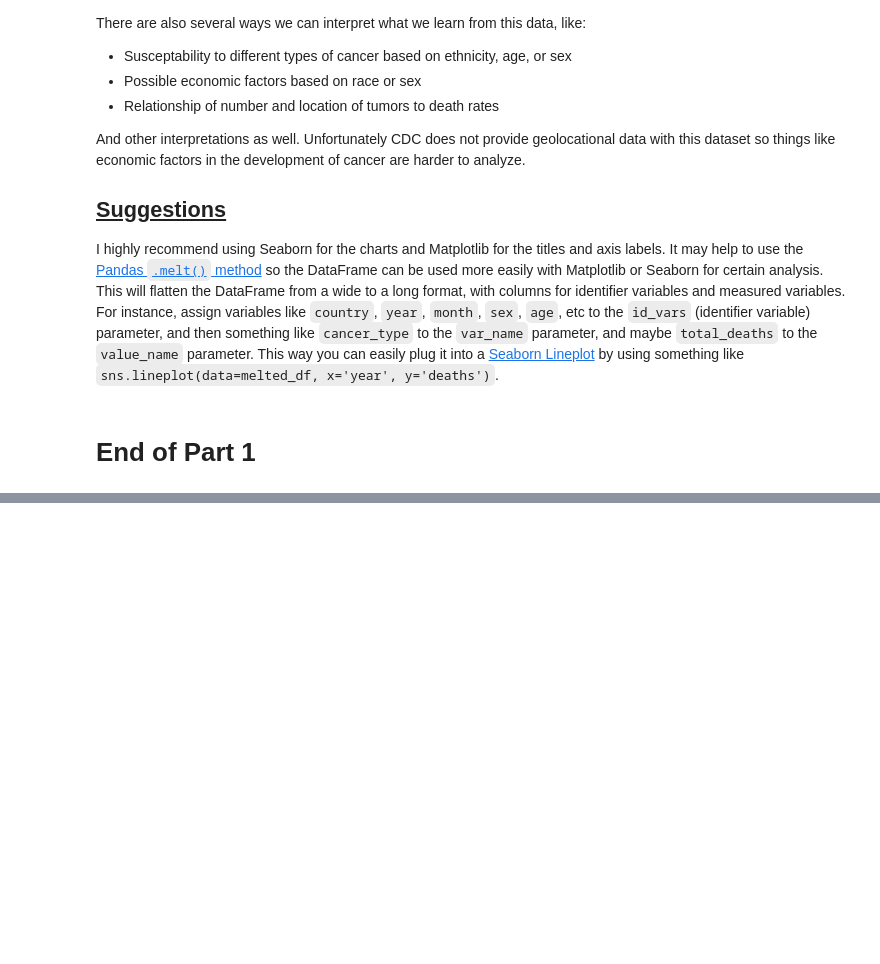
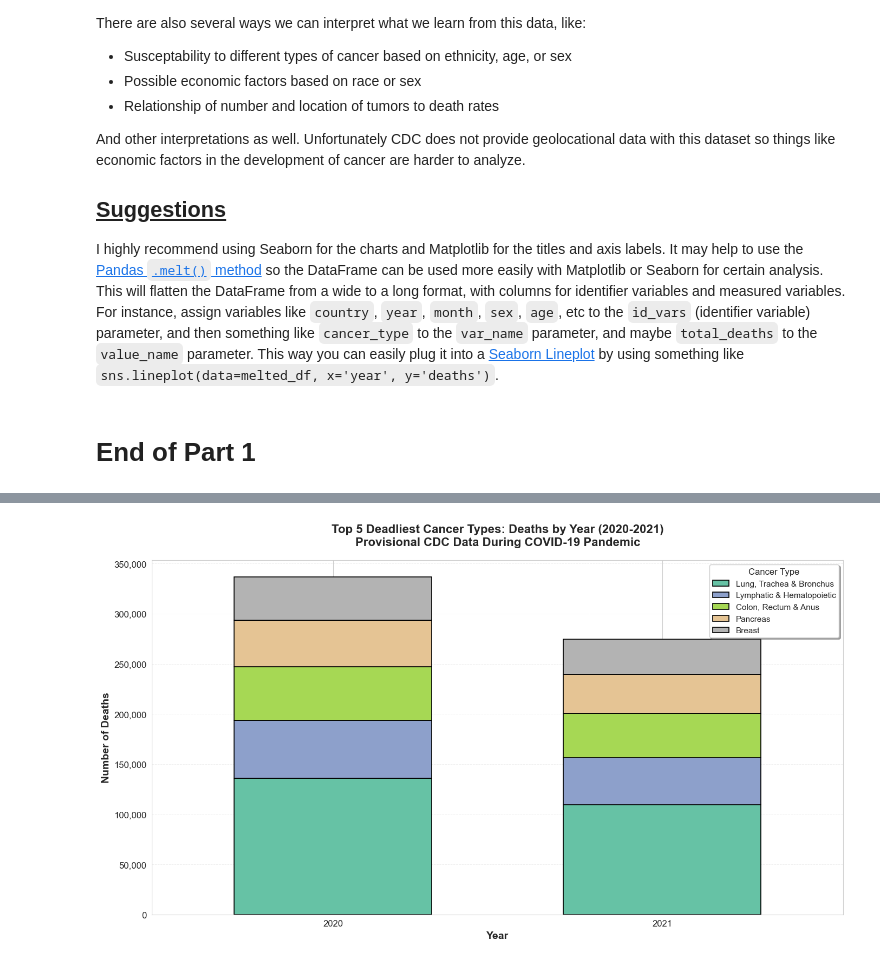
Before and after one commit to jwg11194/CSC221-Final-Project-Team-9, a Jupyter notebook: CSC221-jgillette-GroupProject.ipynb, the cells around one changed output, grey strips where cells are left out. Saved outputs shown, nothing was run; the diff lists cells and outputs as text; code cells hidden in the pictures; blank space fills up the shorter version.

Commit message:
Implement pilot and graph features

```diff
--- a/CSC221-jgillette-GroupProject.ipynb
+++ b/CSC221-jgillette-GroupProject.ipynb
@@ -275,0 +299,16 @@ I highly recommend using Seaborn for the charts and Matplotlib for the titles an
+# %%
+# Load the CSV file created in Part 1
+cancer_df = pd.read_csv("CSC221-webscrape-data.csv")
+
+# Convert date columns back to datetime
+cancer_df["start_date"] = pd.to_datetime(cancer_df["start_date"])
+cancer_df["end_date"] = pd.to_datetime(cancer_df["end_date"])
+
+# Display basic information about the dataset
+print("Dataset Shape:", cancer_df.shape)
+print("\nFirst few rows:")
+display(cancer_df.head())
+print("\nColumn names:")
+print(cancer_df.columns.tolist())
+print("\nData types:")
+print(cancer_df.dtypes)
@@ -275,0 +403,65 @@ I highly recommend using Seaborn for the charts and Matplotlib for the titles an
+# %%
+# Prepare data for visualization: Top 5 cancer types by year
+top_5_cancers = cancer_totals.head(5).index.tolist()
+
+# Group by year and sum deaths for top 5 cancer types
+year_cancer_data = cancer_df.groupby('year')[top_5_cancers].sum()
+
+# Create cleaner labels for the legend
+cancer_labels = {
+    'num_tumors_lung': 'Lung, Trachea & Bronchus',
+    'num_tumors_lymph': 'Lymphatic & Hematopoietic',
+    'num_tumors_colon': 'Colon, Rectum & Anus',
+    'num_tumors_pancreas': 'Pancreas',
+    'num_tumors_breast': 'Breast',
+    'num_tumors_prostate': 'Prostate'
+}
+
+# Rename columns for better display
+year_cancer_data.columns = [cancer_labels.get(col, col) for col in year_cancer_data.columns]
+
+# Create the stacked bar chart
+fig, ax = plt.subplots(figsize=(14, 8))
+
+# Plot stacked bars
+year_cancer_data.plot(kind='bar', stacked=True, ax=ax,
+                       colormap='Set2', width=0.6, edgecolor='black', linewidth=1.2)
+
+# Customize the plot
+ax.set_title('Top 5 Deadliest Cancer Types: Deaths by Year (2020-2021)\nProvisional CDC Data During COVID-19 Pandemic',
+             fontsize=16, fontweight='bold', pad=20)
+ax.set_xlabel('Year', fontsize=14, fontweight='bold')
+ax.set_ylabel('Number of Deaths', fontsize=14, fontweight='bold')
+ax.set_xticklabels(['2020', '2021'], rotation=0, fontsize=12)
+ax.yaxis.set_tick_params(labelsize=12)
+
+# Format y-axis to show numbers with comma separators
+ax.yaxis.set_major_formatter(plt.FuncFormatter(lambda x, p: f'{int(x):,}'))
+
+# Customize legend
+ax.legend(title='Cancer Type', title_fontsize=12, fontsize=11,
+          loc='upper right', frameon=True, shadow=True)
+
+# Add grid for better readability
+ax.grid(axis='y', alpha=0.3, linestyle='--', linewidth=0.7)
+
+# Adjust layout to prevent label cutoff
+plt.tight_layout()
+
+# Display the plot
+plt.show()
+
+# Print summary statistics
+print("\n" + "="*70)
+print("SUMMARY: Deaths by Cancer Type and Year")
+print("="*70)
+print(year_cancer_data)
+print("\n" + "="*70)
+print(f"Total deaths across top 5 cancer types in 2020: {year_cancer_data.loc[2020].sum():,.0f}")
+print(f"Total deaths across top 5 cancer types in 2021: {year_cancer_data.loc[2021].sum():,.0f}")
+change = year_cancer_data.loc[2021].sum() - year_cancer_data.loc[2020].sum()
+percent_change = (change / year_cancer_data.loc[2020].sum()) * 100
+print(f"Year-over-year change: {change:,.0f} deaths ({percent_change:+.1f}%)")
+print("="*70)
+# %% [output]
+[figure, added]
```
Also changed, not shown: parts of 12 cells of this notebook.
